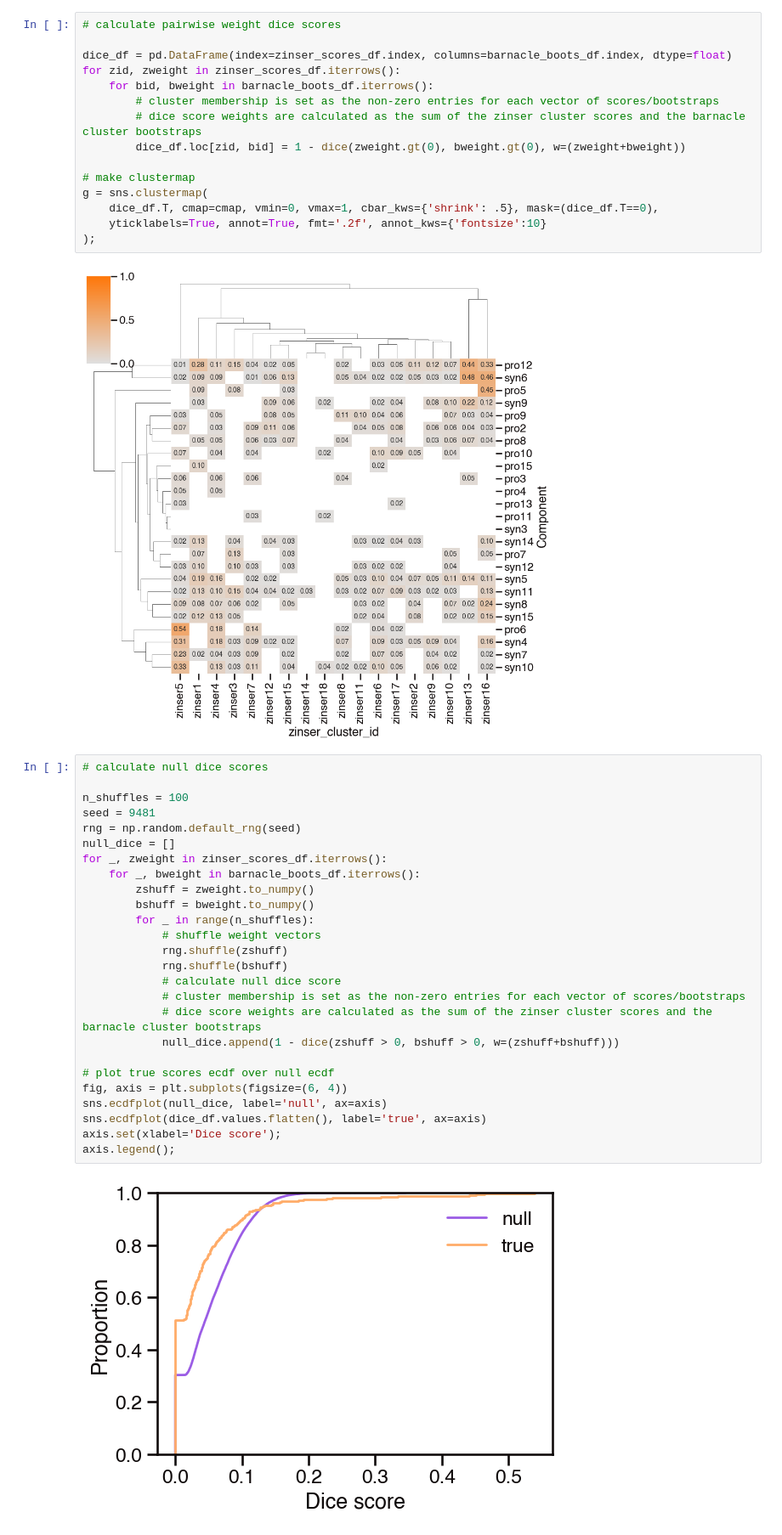
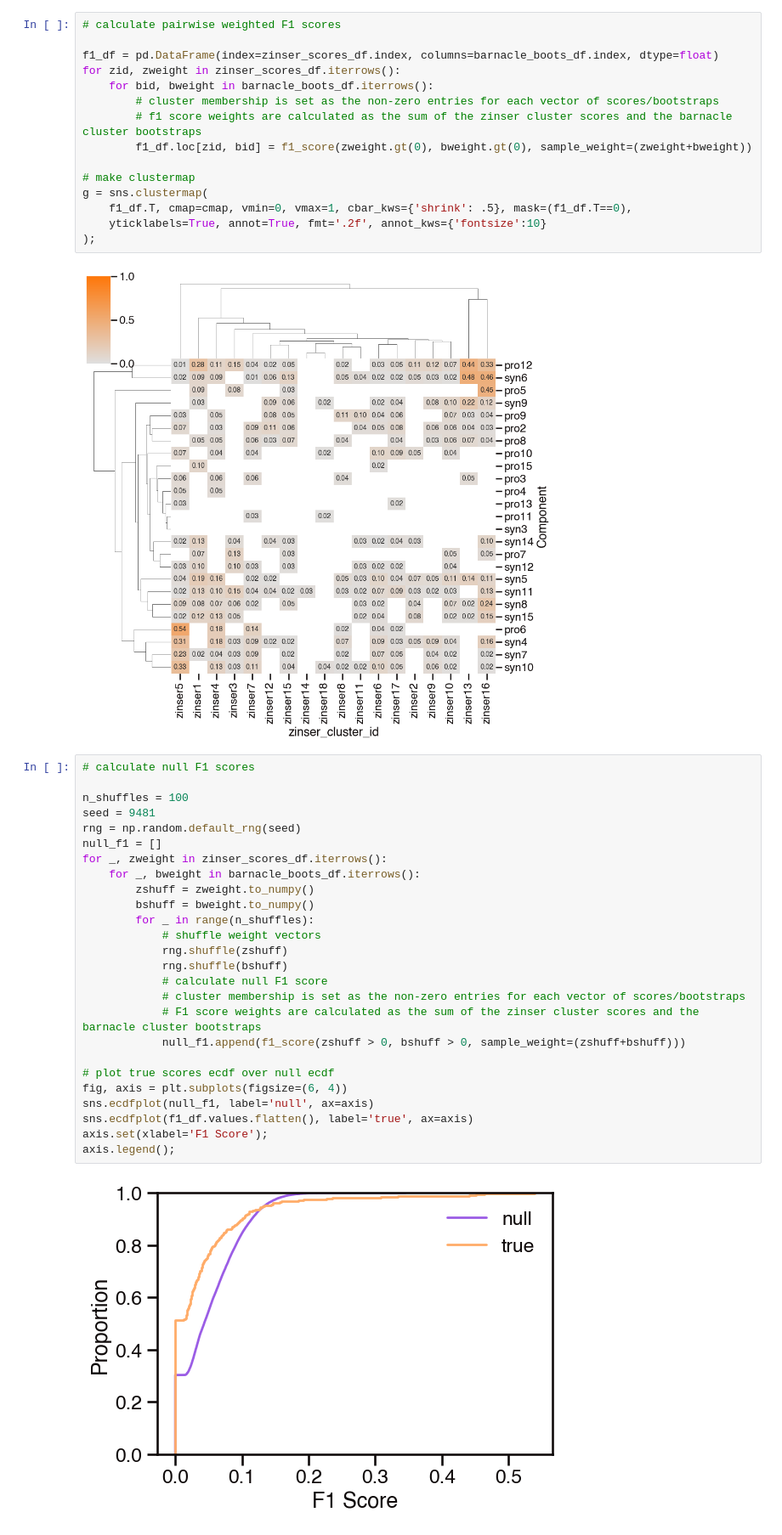
Before and after one commit to blasks/barnacle-manuscript, a Jupyter notebook: analyses/7-interpretation/1-zinser-comparison.ipynb, the cells around one changed output. Shown at 85% size. Cells and saved outputs as stored; diff of their text form.

```diff
--- a/analyses/7-interpretation/1-zinser-comparison.ipynb
+++ b/analyses/7-interpretation/1-zinser-comparison.ipynb
@@ -308,47 +307,47 @@ zinser_scores_df
 calibrate with null distribution generated from shuffled weights
 # %%
-# calculate pairwise weight dice scores
+# calculate pairwise weighted F1 scores
 
-dice_df = pd.DataFrame(index=zinser_scores_df.index, columns=barnacle_boots_df.index, dtype=float)
+f1_df = pd.DataFrame(index=zinser_scores_df.index, columns=barnacle_boots_df.index, dtype=float)
 for zid, zweight in zinser_scores_df.iterrows():
     for bid, bweight in barnacle_boots_df.iterrows():
         # cluster membership is set as the non-zero entries for each vector of scores/bootstraps
-        # dice score weights are calculated as the sum of the zinser cluster scores and the barnacle cluster bootstraps
-        dice_df.loc[zid, bid] = 1 - dice(zweight.gt(0), bweight.gt(0), w=(zweight+bweight))
+        # f1 score weights are calculated as the sum of the zinser cluster scores and the barnacle cluster bootstraps
+        f1_df.loc[zid, bid] = f1_score(zweight.gt(0), bweight.gt(0), sample_weight=(zweight+bweight))
 
 # make clustermap
 g = sns.clustermap(
-    dice_df.T, cmap=cmap, vmin=0, vmax=1, cbar_kws={'shrink': .5}, mask=(dice_df.T==0),
+    f1_df.T, cmap=cmap, vmin=0, vmax=1, cbar_kws={'shrink': .5}, mask=(f1_df.T==0),
     yticklabels=True, annot=True, fmt='.2f', annot_kws={'fontsize':10}
 );
 # %% [output]
 [figure]
 # %%
-# calculate null dice scores
+# calculate null F1 scores
 
 n_shuffles = 100
 seed = 9481
 rng = np.random.default_rng(seed)
-null_dice = []
+null_f1 = []
 for _, zweight in zinser_scores_df.iterrows():
     for _, bweight in barnacle_boots_df.iterrows():
         zshuff = zweight.to_numpy()
         bshuff = bweight.to_numpy()
         for _ in range(n_shuffles):
             # shuffle weight vectors
             rng.shuffle(zshuff)
             rng.shuffle(bshuff)
-            # calculate null dice score
+            # calculate null F1 score
             # cluster membership is set as the non-zero entries for each vector of scores/bootstraps
-            # dice score weights are calculated as the sum of the zinser cluster scores and the barnacle cluster bootstraps
-            null_dice.append(1 - dice(zshuff > 0, bshuff > 0, w=(zshuff+bshuff)))
+            # F1 score weights are calculated as the sum of the zinser cluster scores and the barnacle cluster bootstraps
+            null_f1.append(f1_score(zshuff > 0, bshuff > 0, sample_weight=(zshuff+bshuff)))
 
 # plot true scores ecdf over null ecdf
 fig, axis = plt.subplots(figsize=(6, 4))
-sns.ecdfplot(null_dice, label='null', ax=axis)
-sns.ecdfplot(dice_df.values.flatten(), label='true', ax=axis)
-axis.set(xlabel='Dice score');
+sns.ecdfplot(null_f1, label='null', ax=axis)
+sns.ecdfplot(f1_df.values.flatten(), label='true', ax=axis)
+axis.set(xlabel='F1 Score');
 axis.legend();
 # %% [output]
-[figure, old version]
+[figure, new version]
 # %%
```
Also changed, not shown: parts of 5 cells of this notebook, 3 other files.
